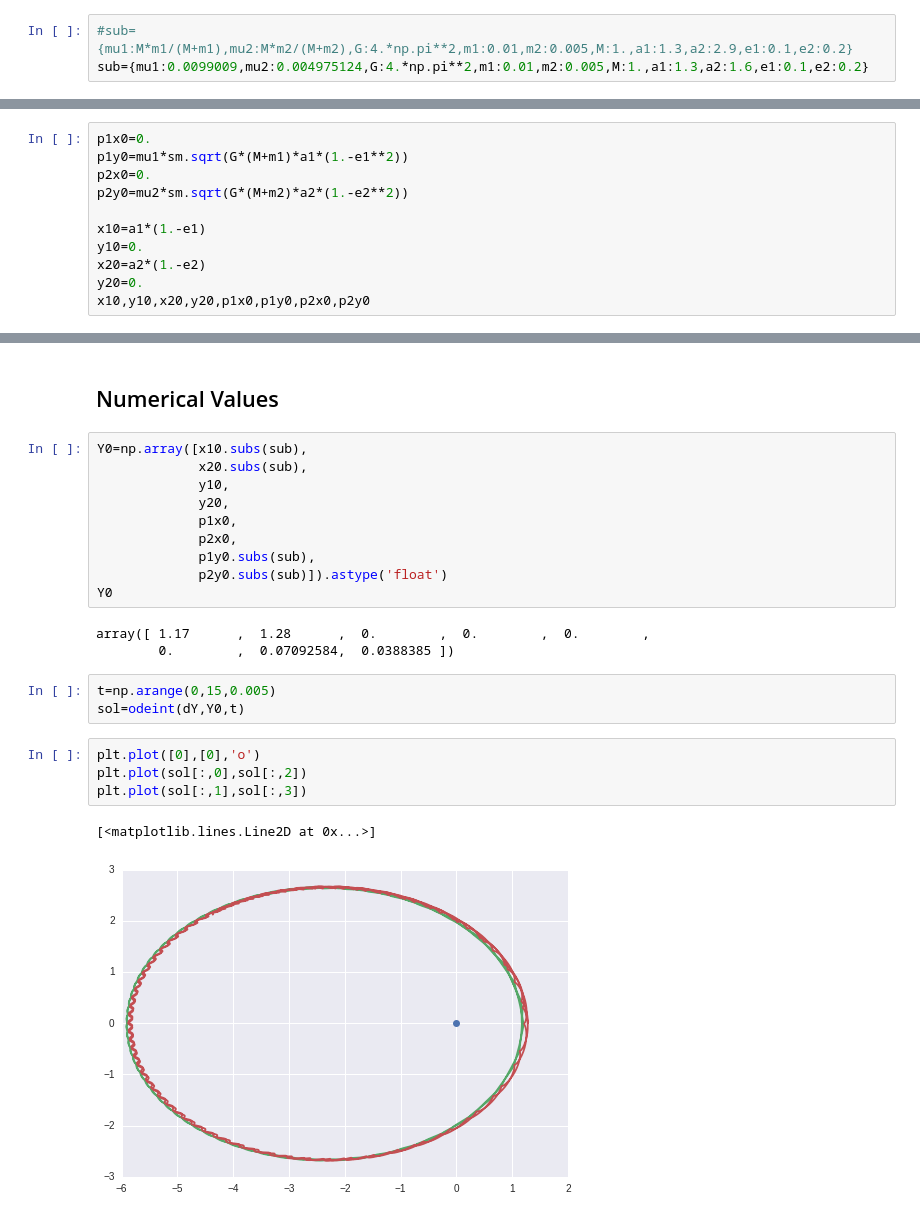
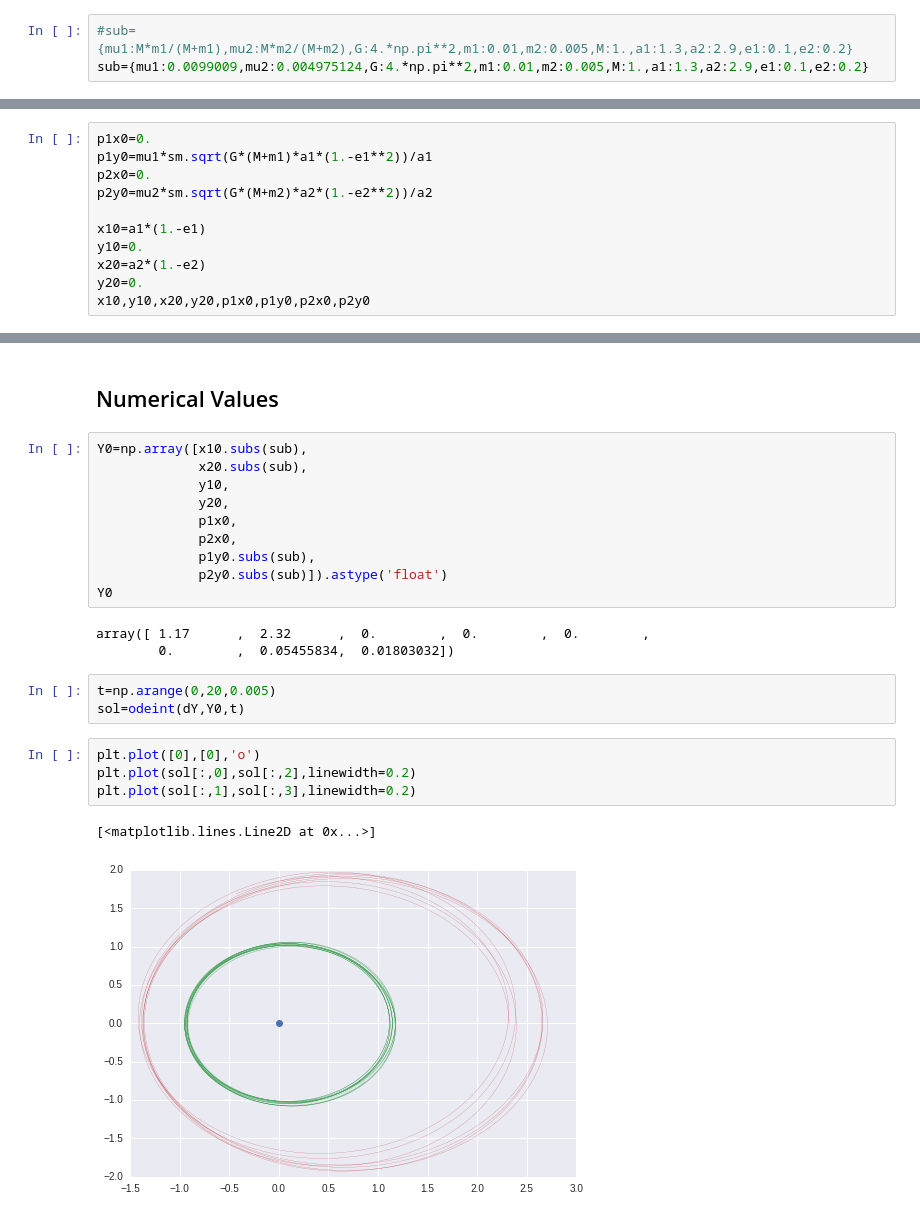
Before and after one commit to Mixpap/astro-notebooks, a Jupyter notebook: 3 Body.ipynb, the cells around one changed output, grey strips where cells are left out. Saved outputs shown, nothing was run; the diff lists cells and outputs as text.

```diff
--- a/3 Body.ipynb
+++ b/3 Body.ipynb
@@ -57,7 +57,7 @@ dotx1,doty1,dotx2,doty2,dotpx1,dotpy1,dotpx2,dotpy2
 [figure]
 # %%
 #sub={mu1:M*m1/(M+m1),mu2:M*m2/(M+m2),G:4.*np.pi**2,m1:0.01,m2:0.005,M:1.,a1:1.3,a2:2.9,e1:0.1,e2:0.2}
-sub={mu1:0.0099009,mu2:0.004975124,G:4.*np.pi**2,m1:0.01,m2:0.005,M:1.,a1:1.3,a2:1.6,e1:0.1,e2:0.2}
+sub={mu1:0.0099009,mu2:0.004975124,G:4.*np.pi**2,m1:0.01,m2:0.005,M:1.,a1:1.3,a2:2.9,e1:0.1,e2:0.2}
 # %%
 dx1 = sm.lambdify((x1,x2,y1,y2,p1x,p2x,p1y,p2y),dotx1.subs(sub),"numpy")
 dx2 = sm.lambdify((x1,x2,y1,y2,p1x,p2x,p1y,p2y),dotx2.subs(sub),"numpy")
@@ -86,9 +86,9 @@ x_{10},y_{10},x_{20},y_{20},p_{x10},p_{y10},p_{x20},p_{y20}
 $$
 # %%
 p1x0=0.
-p1y0=mu1*sm.sqrt(G*(M+m1)*a1*(1.-e1**2))
+p1y0=mu1*sm.sqrt(G*(M+m1)*a1*(1.-e1**2))/a1
 p2x0=0.
-p2y0=mu2*sm.sqrt(G*(M+m2)*a2*(1.-e2**2))
+p2y0=mu2*sm.sqrt(G*(M+m2)*a2*(1.-e2**2))/a2
 
 x10=a1*(1.-e1)
 y10=0.
@@ -110,15 +110,15 @@ Y0=np.array([x10.subs(sub),
              p2y0.subs(sub)]).astype('float')
 Y0
 # %% [output]
-array([ 1.17      ,  1.28      ,  0.        ,  0.        ,  0.        ,
-        0.        ,  0.07092584,  0.0388385 ])
+array([ 1.17      ,  2.32      ,  0.        ,  0.        ,  0.        ,
+        0.        ,  0.05455834,  0.01803032])
 # %%
-t=np.arange(0,15,0.005)
+t=np.arange(0,20,0.005)
 sol=odeint(dY,Y0,t)
 # %%
 plt.plot([0],[0],'o')
-plt.plot(sol[:,0],sol[:,2])
-plt.plot(sol[:,1],sol[:,3])
+plt.plot(sol[:,0],sol[:,2],linewidth=0.2)
+plt.plot(sol[:,1],sol[:,3],linewidth=0.2)
 # %% [output]
 [<matplotlib.lines.Line2D at 0x...>]
-[figure, old version]
+[figure, new version]
```
Also changed, not shown: parts of 1 cell of this notebook.
